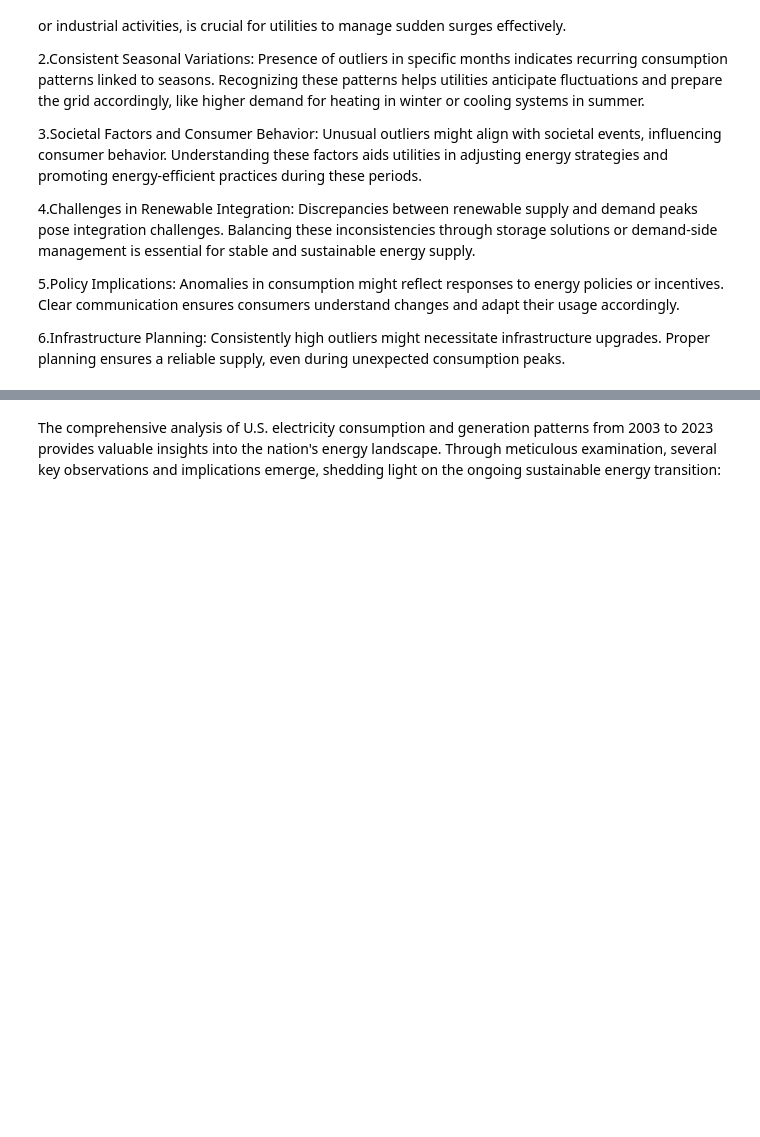
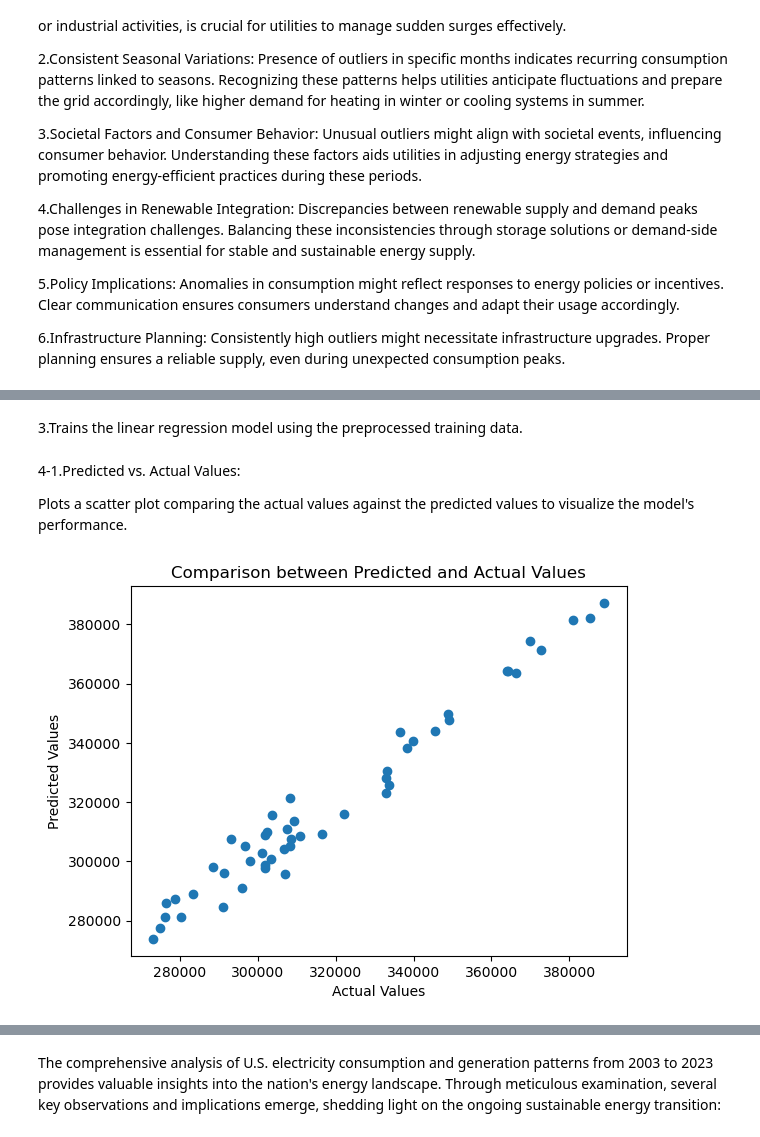
Before and after one commit to lowei1023/Project-3_Data-Aggregation-Grouping-Reshaping-Analysis, a Jupyter notebook: proposal.ipynb, the cells around one changed output, grey strips where cells are left out. Drawn from its saved outputs; the diff is of its cells as text; code cells hidden in the pictures; blank space fills up the shorter version.

Commit message:
model

```diff
--- a/proposal.ipynb
+++ b/proposal.ipynb
@@ -626,0 +654,6 @@ energy_analysis.task_9()
+# %%
+from src.Energy_Analysis.predict import EnergyPredict
+
+
+# Instantiates an object of the EnergyPredict class, initializing it with the data from the 'merged_electricity_data.csv' file.
+energy_data = EnergyPredict('merged_electricity_data.csv')
@@ -626,0 +671,14 @@ energy_analysis.task_9()
+# %% [markdown]
+3.Trains the linear regression model using the preprocessed training data.
+# %%
+# Train the model
+energy_data.train_model()
+# %% [markdown]
+4-1.Predicted vs. Actual Values:
+
+Plots a scatter plot comparing the actual values against the predicted values to visualize the model's performance.
+# %%
+# Plot predicted vs. actual values
+energy_data.plot_predicted_vs_actual_values()
+# %% [output]
+[figure, added]
```
Also changed, not shown: parts of 40 cells of this notebook, 5 other files.
